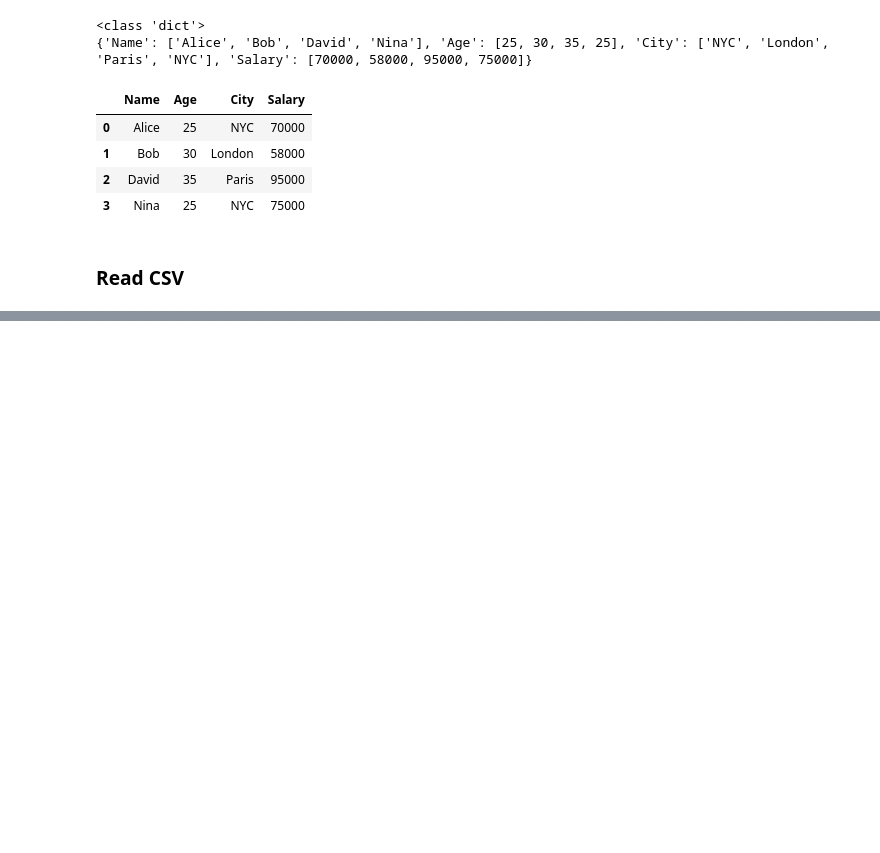
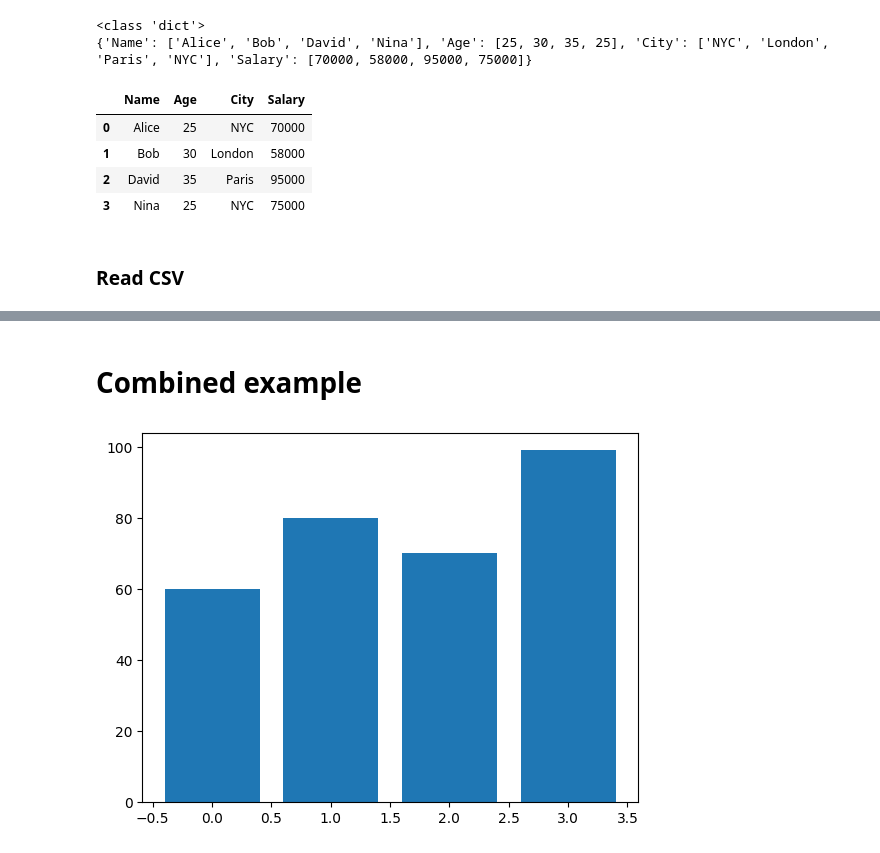
Before and after one commit to ESET0089/Basic, a Jupyter notebook: Python_ML/Assignment 3/analysis.ipynb, the cells around one changed output, grey strips where cells are left out. Cells and saved outputs as stored; diff of their text form; code cells hidden in the pictures; blank space fills up the shorter version.

```diff
--- a/Python_ML/Assignment 3/analysis.ipynb
+++ b/Python_ML/Assignment 3/analysis.ipynb
@@ -101,0 +136,11 @@ df.head()
+# %% [markdown]
+# Combined example
+# %%
+arr = np.array([60,80,70,99])
+df=pd.DataFrame({"Numbers":arr})
+plt.bar(df.index,df["Numbers"])
+ax.set_xlabel("x-axis")
+ax.set_ylabel("y-axis")
+plt.show()
+# %% [output]
+[figure, added]
```
Also changed, not shown: parts of 7 cells of this notebook, 1 other file.
